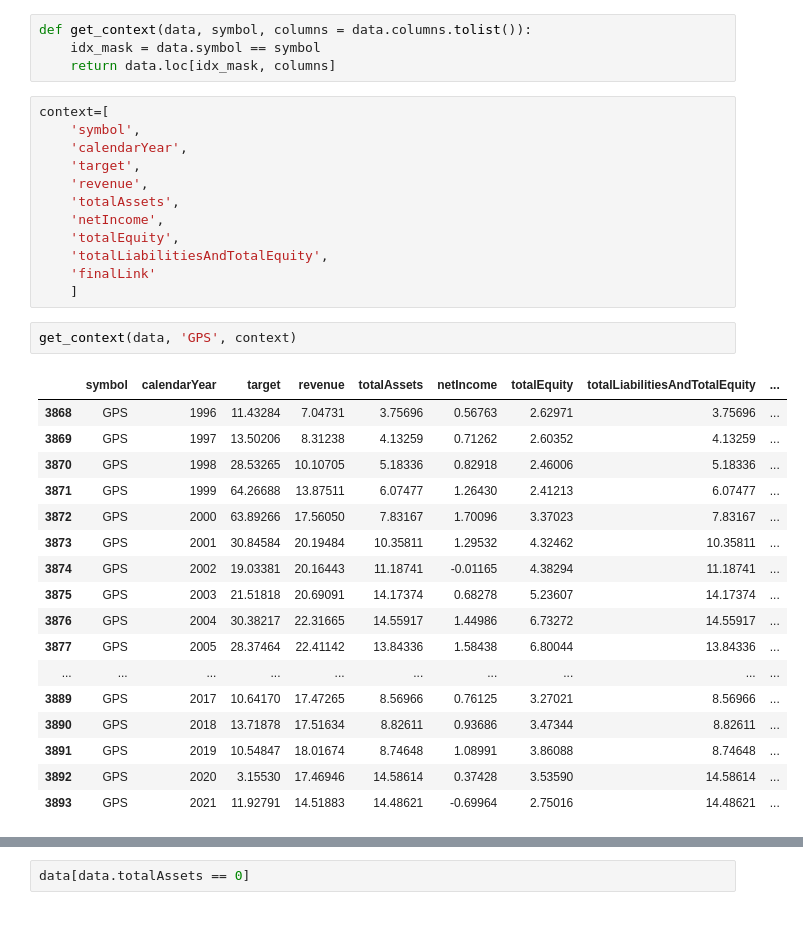
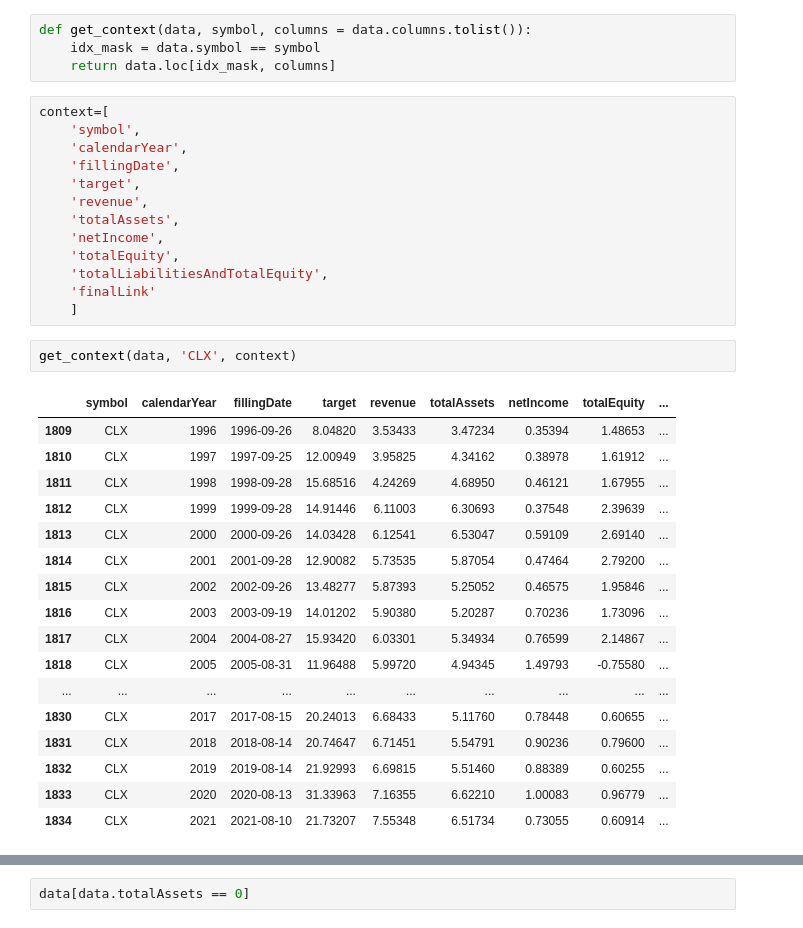
Before and after one commit to FranciscoPala/SP500_constituents_market_cap_estimator, a Jupyter notebook: src/notebooks/outlier_analysis.ipynb, the cells around one changed output, grey strips where cells are left out. Saved outputs shown, nothing was run; the diff lists cells and outputs as text.

```diff
--- a/src/notebooks/outlier_analysis.ipynb
+++ b/src/notebooks/outlier_analysis.ipynb
@@ -19,6 +19,7 @@ def get_context(data, symbol, columns = data.columns.tolist()):
 context=[
     'symbol',
     'calendarYear',
+    'fillingDate',
     'target',
     'revenue',
     'totalAssets',
@@ -28,25 +29,25 @@ context=[
     'finalLink'
     ]
 # %%
-get_context(data, 'GPS', context)
+get_context(data, 'CLX', context)
 # %% [output]
-|  | symbol | calendarYear | target | revenue | totalAssets | netIncome | totalEquity | totalLiabilitiesAndTotalEquity | ... |
-| 3868 | GPS | 1996 | 11.43284 | 7.04731 | 3.75696 | 0.56763 | 2.62971 | 3.75696 | ... |
-| 3869 | GPS | 1997 | 13.50206 | 8.31238 | 4.13259 | 0.71262 | 2.60352 | 4.13259 | ... |
-| 3870 | GPS | 1998 | 28.53265 | 10.10705 | 5.18336 | 0.82918 | 2.46006 | 5.18336 | ... |
-| 3871 | GPS | 1999 | 64.26688 | 13.87511 | 6.07477 | 1.26430 | 2.41213 | 6.07477 | ... |
-| 3872 | GPS | 2000 | 63.89266 | 17.56050 | 7.83167 | 1.70096 | 3.37023 | 7.83167 | ... |
-| 3873 | GPS | 2001 | 30.84584 | 20.19484 | 10.35811 | 1.29532 | 4.32462 | 10.35811 | ... |
-| 3874 | GPS | 2002 | 19.03381 | 20.16443 | 11.18741 | -0.01165 | 4.38294 | 11.18741 | ... |
-| 3875 | GPS | 2003 | 21.51818 | 20.69091 | 14.17374 | 0.68278 | 5.23607 | 14.17374 | ... |
-| 3876 | GPS | 2004 | 30.38217 | 22.31665 | 14.55917 | 1.44986 | 6.73272 | 14.55917 | ... |
-| 3877 | GPS | 2005 | 28.37464 | 22.41142 | 13.84336 | 1.58438 | 6.80044 | 13.84336 | ... |
+|  | symbol | calendarYear | fillingDate | target | revenue | totalAssets | netIncome | totalEquity | ... |
+| 1809 | CLX | 1996 | 1996-09-26 | 8.04820 | 3.53433 | 3.47234 | 0.35394 | 1.48653 | ... |
+| 1810 | CLX | 1997 | 1997-09-25 | 12.00949 | 3.95825 | 4.34162 | 0.38978 | 1.61912 | ... |
+| 1811 | CLX | 1998 | 1998-09-28 | 15.68516 | 4.24269 | 4.68950 | 0.46121 | 1.67955 | ... |
+| 1812 | CLX | 1999 | 1999-09-28 | 14.91446 | 6.11003 | 6.30693 | 0.37548 | 2.39639 | ... |
+| 1813 | CLX | 2000 | 2000-09-26 | 14.03428 | 6.12541 | 6.53047 | 0.59109 | 2.69140 | ... |
+| 1814 | CLX | 2001 | 2001-09-28 | 12.90082 | 5.73535 | 5.87054 | 0.47464 | 2.79200 | ... |
+| 1815 | CLX | 2002 | 2002-09-26 | 13.48277 | 5.87393 | 5.25052 | 0.46575 | 1.95846 | ... |
+| 1816 | CLX | 2003 | 2003-09-19 | 14.01202 | 5.90380 | 5.20287 | 0.70236 | 1.73096 | ... |
+| 1817 | CLX | 2004 | 2004-08-27 | 15.93420 | 6.03301 | 5.34934 | 0.76599 | 2.14867 | ... |
+| 1818 | CLX | 2005 | 2005-08-31 | 11.96488 | 5.99720 | 4.94345 | 1.49793 | -0.75580 | ... |
 | ... | ... | ... | ... | ... | ... | ... | ... | ... | ... |
-| 3889 | GPS | 2017 | 10.64170 | 17.47265 | 8.56966 | 0.76125 | 3.27021 | 8.56966 | ... |
-| 3890 | GPS | 2018 | 13.71878 | 17.51634 | 8.82611 | 0.93686 | 3.47344 | 8.82611 | ... |
-| 3891 | GPS | 2019 | 10.54847 | 18.01674 | 8.74648 | 1.08991 | 3.86088 | 8.74648 | ... |
-| 3892 | GPS | 2020 | 3.15530 | 17.46946 | 14.58614 | 0.37428 | 3.53590 | 14.58614 | ... |
-| 3893 | GPS | 2021 | 11.92791 | 14.51883 | 14.48621 | -0.69964 | 2.75016 | 14.48621 | ... |
+| 1830 | CLX | 2017 | 2017-08-15 | 20.24013 | 6.68433 | 5.11760 | 0.78448 | 0.60655 | ... |
+| 1831 | CLX | 2018 | 2018-08-14 | 20.74647 | 6.71451 | 5.54791 | 0.90236 | 0.79600 | ... |
+| 1832 | CLX | 2019 | 2019-08-14 | 21.92993 | 6.69815 | 5.51460 | 0.88389 | 0.60255 | ... |
+| 1833 | CLX | 2020 | 2020-08-13 | 31.33963 | 7.16355 | 6.62210 | 1.00083 | 0.96779 | ... |
+| 1834 | CLX | 2021 | 2021-08-10 | 21.73207 | 7.55348 | 6.51734 | 0.73055 | 0.60914 | ... |
 # %%
 data[(data.shortTermDebt==0)&(data.longTermDebt == 0)]
 # %% [output]
```
Also changed, not shown: parts of 1 cell of this notebook, 4 other files.
